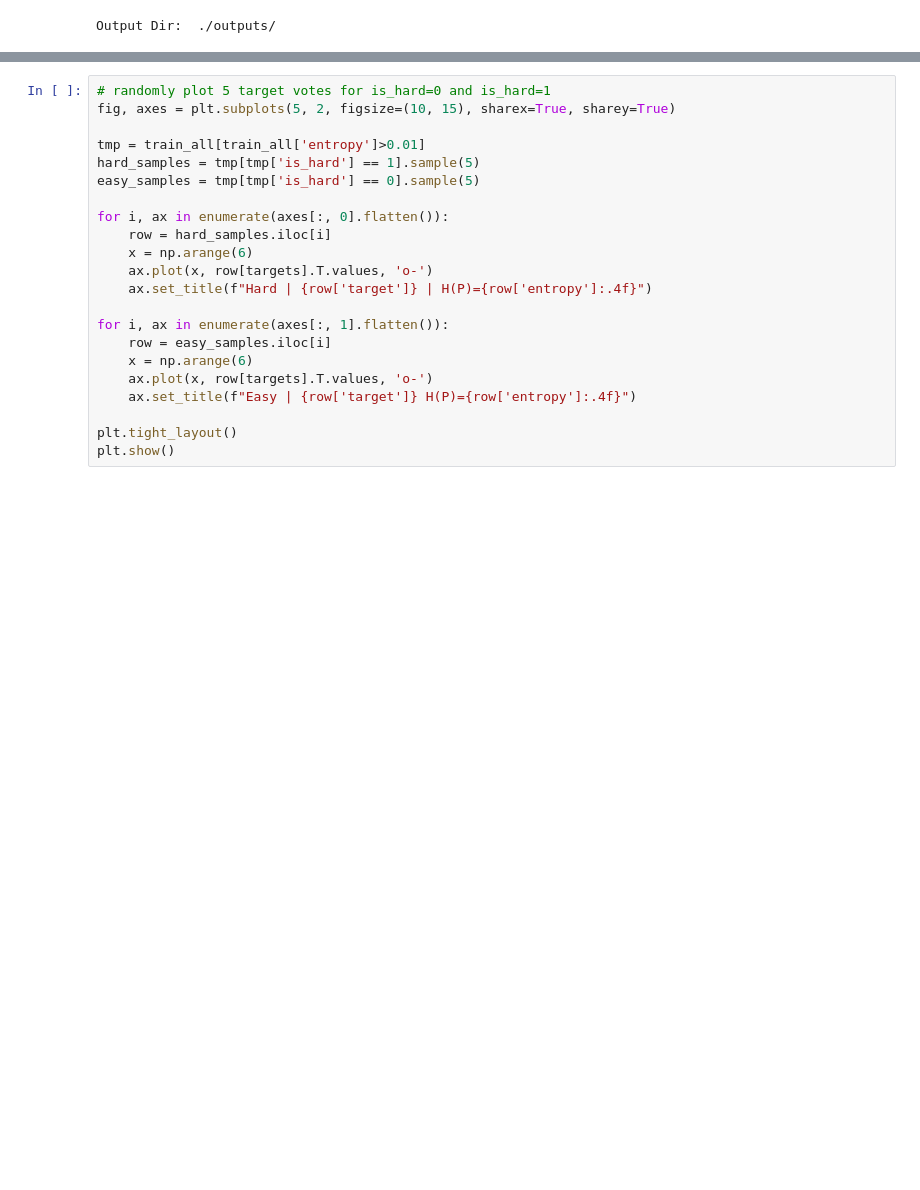
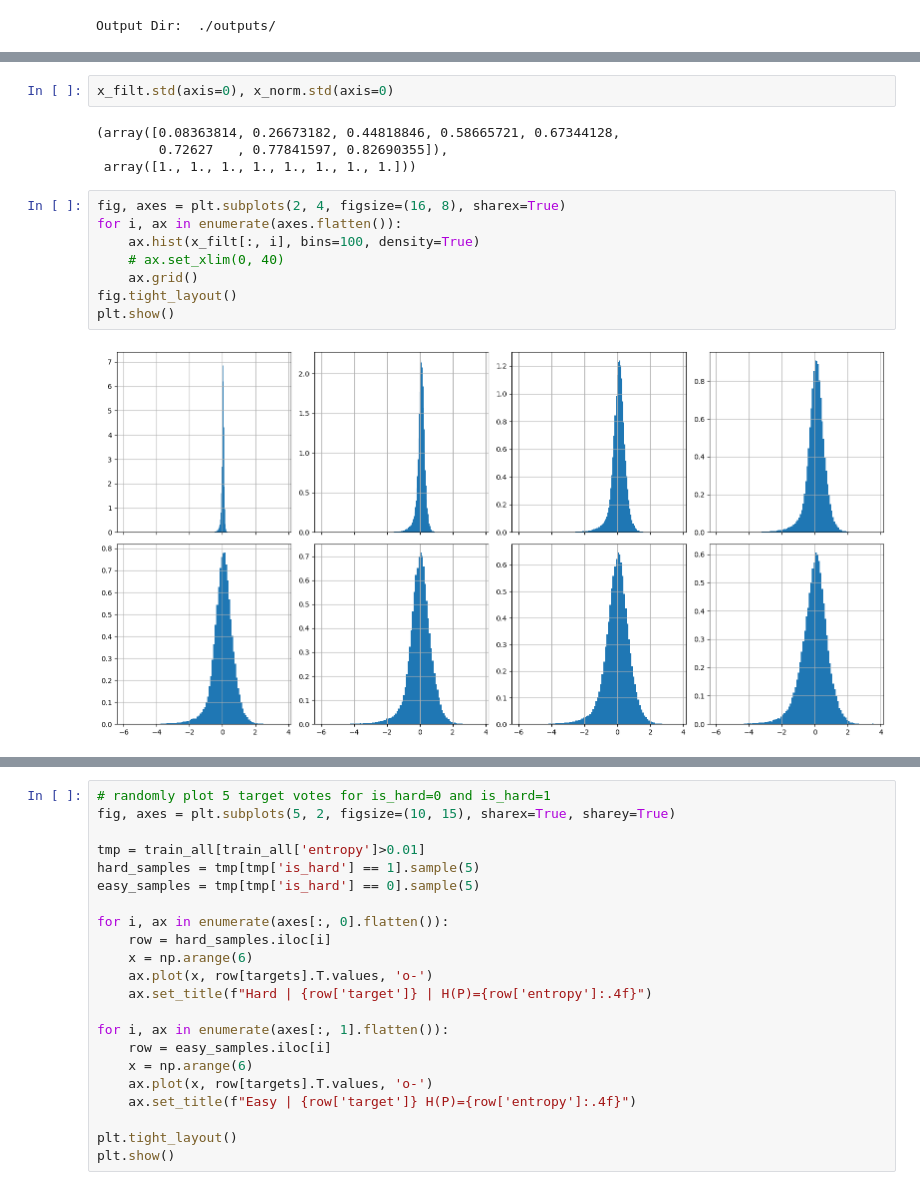
Before and after one commit to AzimuthLI/kaggle_hms, a Jupyter notebook: EDA_Data_Split.ipynb, the cells around one changed output, grey strips where cells are left out. Drawn from its saved outputs; the diff is of its cells as text; blank space fills up the shorter version.

```diff
--- a/EDA_Data_Split.ipynb
+++ b/EDA_Data_Split.ipynb
@@ -47,3 +221,19 @@ def get_non_overlap(train_csv, targets):
+# %%
+x_filt.std(axis=0), x_norm.std(axis=0)
+# %% [output]
+(array([0.08363814, 0.26673182, 0.44818846, 0.58665721, 0.67344128,
+        0.72627   , 0.77841597, 0.82690355]),
+ array([1., 1., 1., 1., 1., 1., 1., 1.]))
+# %%
+fig, axes = plt.subplots(2, 4, figsize=(16, 8), sharex=True)
+for i, ax in enumerate(axes.flatten()):
+    ax.hist(x_filt[:, i], bins=100, density=True)
+    # ax.set_xlim(0, 40)
+    ax.grid()
+fig.tight_layout()
+plt.show()
+# %% [output]
+[figure, added]
 # %%
 train_csv = pd.read_csv(PATHS.TRAIN_CSV)
 targets = train_csv.columns[-6:].tolist()
```
Also changed, not shown: parts of 11 cells of this notebook, 5 other files.
